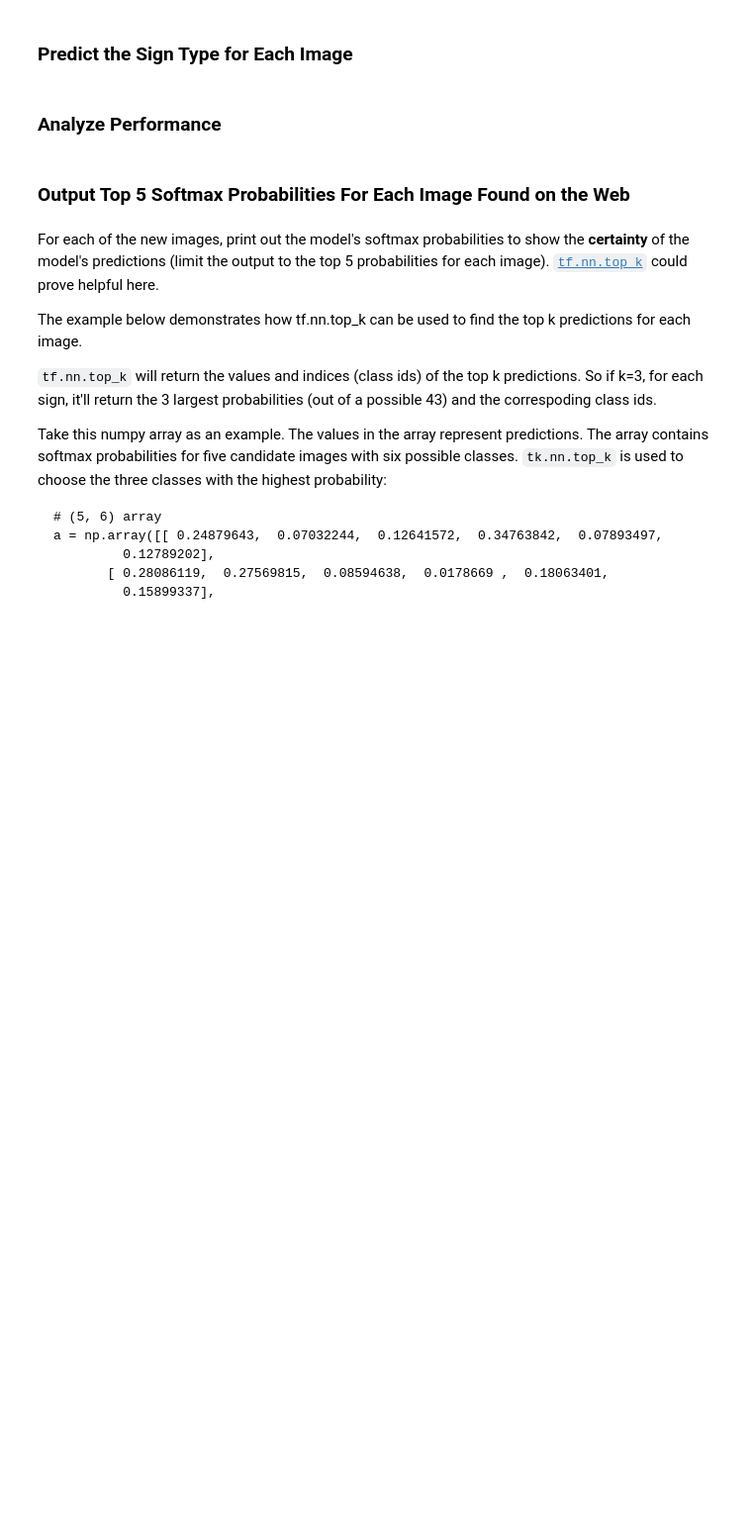
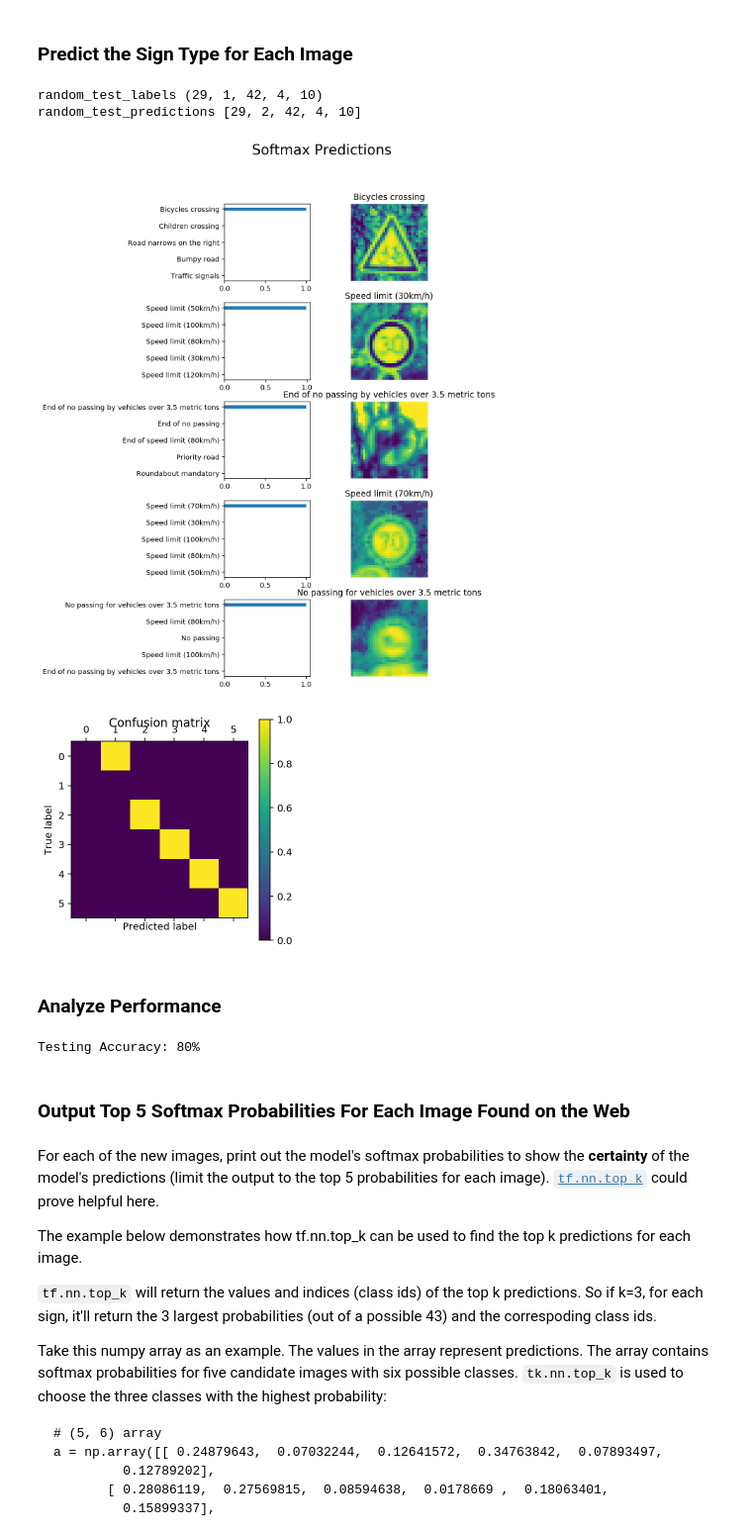
Before and after one commit to ricardo-0x07/CarND-Traffic-Sign-Classifier-Project, a Jupyter notebook: Traffic_Sign_Classifier.ipynb, the cells around one changed output. Shown at 99% size. Drawn from its saved outputs; the diff is of its cells as text; code cells hidden in the pictures; blank space fills up the shorter version.

```diff
--- a/Traffic_Sign_Classifier.ipynb
+++ b/Traffic_Sign_Classifier.ipynb
@@ -345,8 +377,8 @@ x is a placeholder for a batch of input images. y is a placeholder for a batch o
 
 You do not need to modify this section.
 # %%
-x = tf.placeholder(tf.float32, (None, 32, 32, 1))
-y = tf.placeholder(tf.int32, (None))
+x = tf.placeholder(tf.float32, (None, 32, 32, 1), name="x")
+y = tf.placeholder(tf.int32, (None), name="y")
 one_hot_y = tf.one_hot(y, 43)
 # %% [markdown]
 ## Training Pipeline
@@ -355,9 +387,12 @@ Create a training pipeline that uses the model to classify MNIST data.
 
 You do not need to modify this section.
 # %%
-rate = 0.001
+rate = 0.0012
 
-logits = LeNet(x)
+keep_prob = neural_net_keep_prob_input()
+logits = LeNet(x, keep_prob)
+# Name logits Tensor, so that is can be loaded from disk after training
+logits = tf.identity(logits, name='logits')
 cross_entropy = tf.nn.softmax_cross_entropy_with_logits(labels=one_hot_y, logits=logits)
 loss_operation = tf.reduce_mean(cross_entropy)
 optimizer = tf.train.AdamOptimizer(learning_rate = rate)
@@ -375,7 +410,7 @@ Evaluate how well the loss and accuracy of the model for a given dataset.
 You do not need to modify this section.
 # %%
 correct_prediction = tf.equal(tf.argmax(logits, 1), tf.argmax(one_hot_y, 1))
-accuracy_operation = tf.reduce_mean(tf.cast(correct_prediction, tf.float32))
+accuracy_operation = tf.reduce_mean(tf.cast(correct_prediction, tf.float32), name='accuracy')
 saver = tf.train.Saver()
 
 def evaluate(X_data, y_data):
@@ -384,7 +419,7 @@ def evaluate(X_data, y_data):
     sess = tf.get_default_session()
     for offset in range(0, num_examples, BATCH_SIZE):
         batch_x, batch_y = X_data[offset:offset+BATCH_SIZE], y_data[offset:offset+BATCH_SIZE]
-        accuracy = sess.run(accuracy_operation, feed_dict={x: batch_x, y: batch_y})
+        accuracy = sess.run(accuracy_operation, feed_dict={x: batch_x, y: batch_y, keep_prob: 1.0})
         total_accuracy += (accuracy * len(batch_x))
     return total_accuracy / num_examples
 # %% [markdown]
@@ -409,7 +444,7 @@ with tf.Session() as sess:
         for offset in range(0, num_examples, BATCH_SIZE):
             end = offset + BATCH_SIZE
             batch_x, batch_y = X_train[offset:end], y_train[offset:end]
-            sess.run(training_operation, feed_dict={x: batch_x, y: batch_y})
+            sess.run(training_operation, feed_dict={x: batch_x, y: batch_y, keep_prob: 0.5})
 
         validation_accuracy = evaluate(X_valid, y_valid)
         print("EPOCH {} ...".format(i+1))
@@ -458,8 +574,66 @@ You may find `signnames.csv` useful as it contains mappings from the class id (i
+# %%
+### Run the predictions here and use the model to output the prediction for each image.
+### Make sure to pre-process the images with the same pre-processing pipeline used earlier.
+### Feel free to use as many code cells as needed.
+from sklearn.metrics import confusion_matrix
+loaded_graph = tf.Graph()
+
+with tf.Session(graph=loaded_graph) as sess:
+    # Load model
+    loader = tf.train.import_meta_graph(save_model_path + '.meta')
+    loader.restore(sess, save_model_path)
+
+    # Get Tensors from loaded model
+    loaded_x = loaded_graph.get_tensor_by_name('x:0')
+    loaded_y = loaded_graph.get_tensor_by_name('y:0')
+    loaded_keep_prob = loaded_graph.get_tensor_by_name('keep_prob:0')
+    loaded_logits = loaded_graph.get_tensor_by_name('logits:0')
+
+    test_batch_acc_total = 0
+    test_batch_count = 0
+
+        # Print Random Samples
+    random_test_predictions = sess.run(
+        tf.nn.top_k(tf.nn.softmax(loaded_logits), top_n_predictions),
+        feed_dict={loaded_x: random_test_features, loaded_y: random_test_labels, loaded_keep_prob: 1.0})
+    display_image_predictions(random_test_features, random_test_labels, random_test_predictions)
+
+print('random_test_labels', random_test_labels)
+preds = [pred[0] for pred in random_test_predictions.indices]
+print('random_test_predictions', preds)
+cm = confusion_matrix(random_test_labels, preds)
+plt.matshow(cm)
+plt.title('Confusion matrix')
+plt.colorbar()
+plt.ylabel('True label')
+plt.xlabel('Predicted label')
+plt.show()
+# %% [output]
+random_test_labels (29, 1, 42, 4, 10)
+random_test_predictions [29, 2, 42, 4, 10]
+[figure, added]
+[figure, added]
 # %% [markdown]
 ### Analyze Performance
 # %%
-### Calculate the accuracy for these 5 new images.
+## Calculate the accuracy for these 5 new images.
 ### For example, if the model predicted 1 out of 5 signs correctly, it's 20% accurate on these new images.
+
+def analyze_predictions(features, labels, predictions):
+    n_classes = 43
+    label_names = load_signname_data()['SignName'].values
+    n_predictions = 5
+    n_correct = 0
+
+    for image_i, (feature, label_id, pred_indicies, pred_values) in enumerate(zip(features, labels, predictions.indices, predictions.values)):
+        if label_id == pred_indicies[0]:
+            n_correct += 1
+    accuracy = n_correct/ n_predictions
+    print('Testing Accuracy: {:.0f}%\n'.format(accuracy * 100))
+    #return accuracy
+analyze_predictions(random_test_features, random_test_labels, random_test_predictions)
+# %% [output]
+Testing Accuracy: 80%
 # %% [markdown]
 ### Output Top 5 Softmax Probabilities For Each Image Found on the Web
 # %% [markdown]
```
Also changed, not shown: parts of 11 cells of this notebook, 3 other files.
